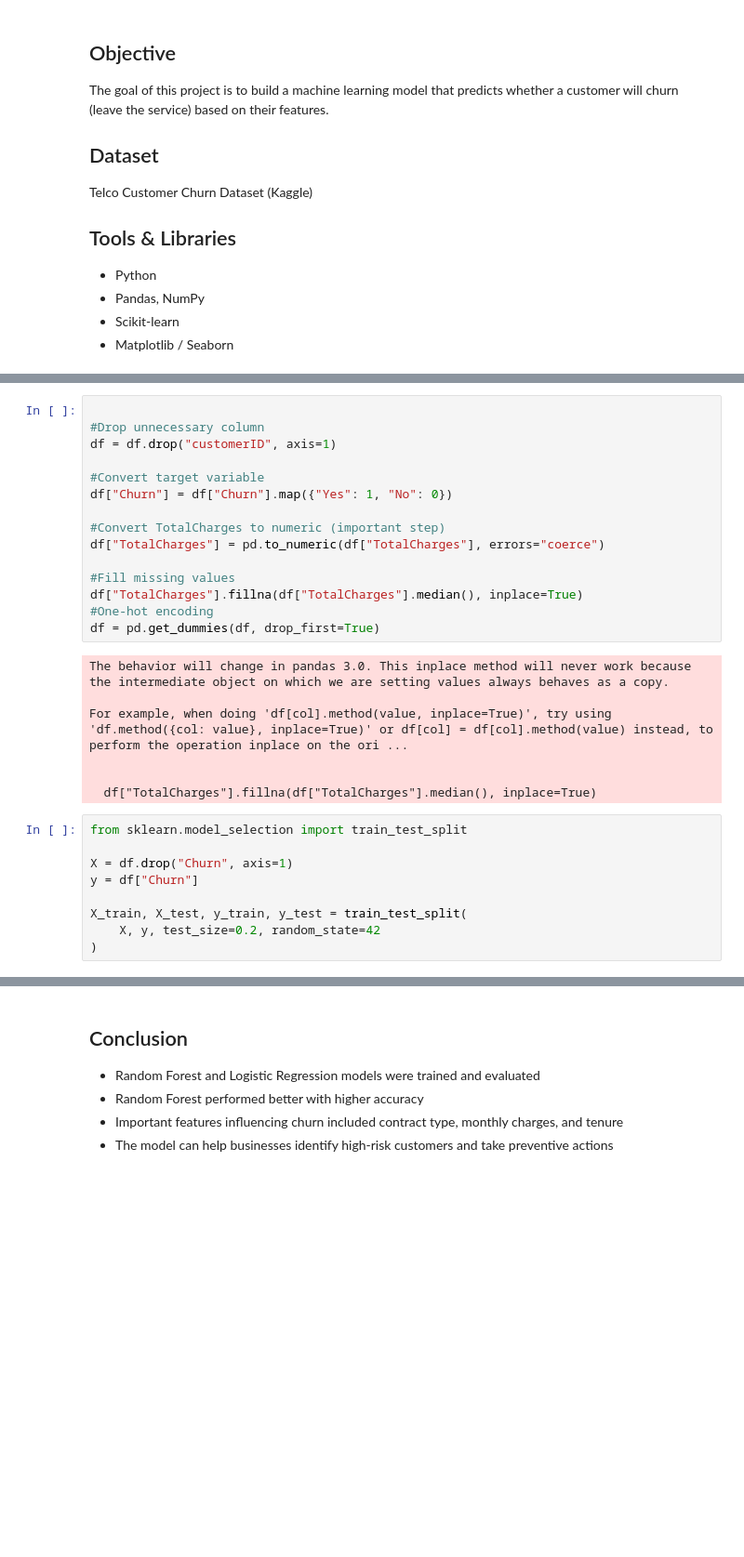
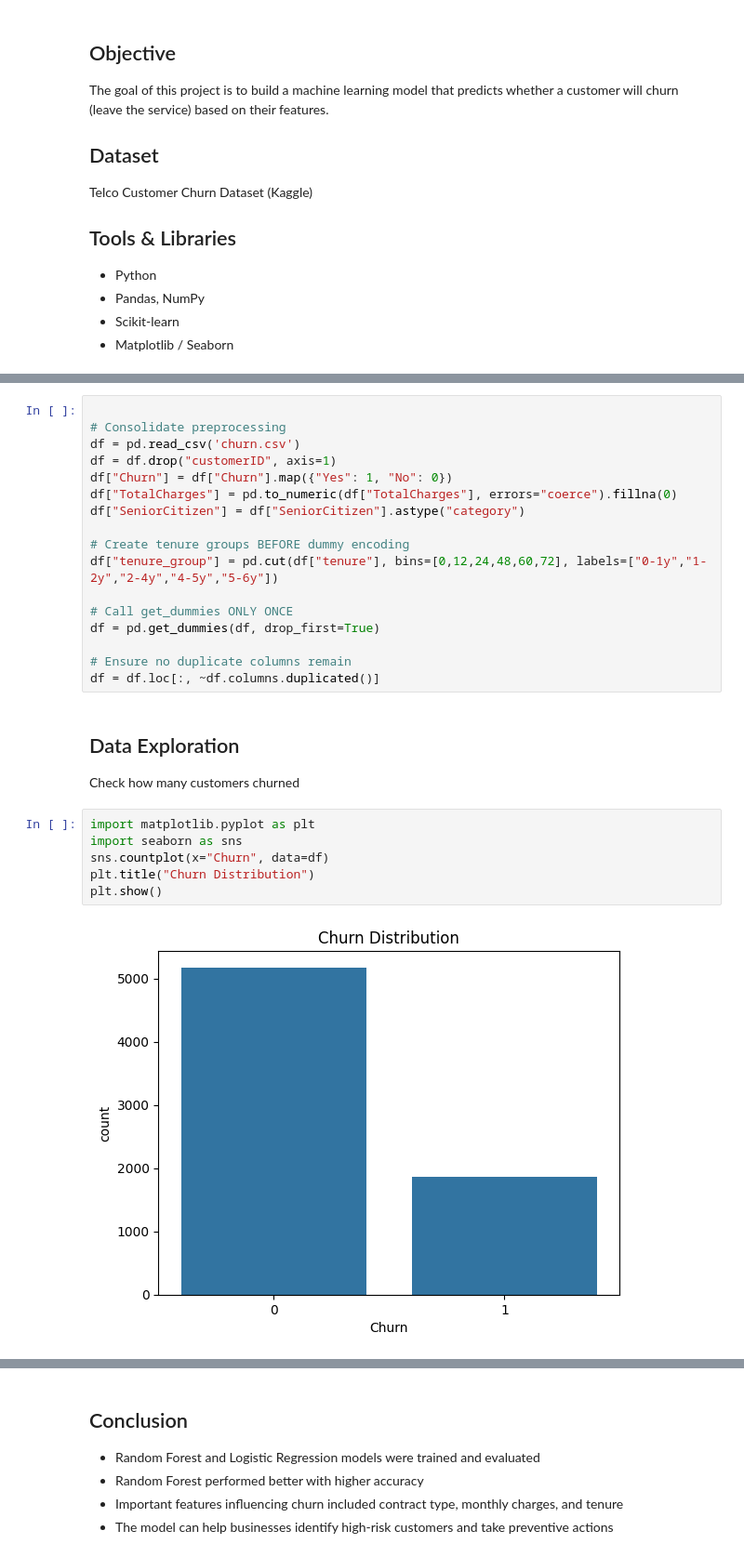
Before and after one commit to ezzatowski/churn-prediction, a Jupyter notebook: Telco Customer Notebook.ipynb, the cells around one changed output, grey strips where cells are left out. Shown at 93% size. Drawn from its saved outputs; the diff is of its cells as text; blank space fills up the shorter version.

Commit message:
Updated model, improved README, added visualizations

```diff
--- a/Telco Customer Notebook.ipynb
+++ b/Telco Customer Notebook.ipynb
@@ -39,31 +71,29 @@ None
 # %%
 
-#Drop unnecessary column
+# Consolidate preprocessing
+df = pd.read_csv('churn.csv')
 df = df.drop("customerID", axis=1)
+df["Churn"] = df["Churn"].map({"Yes": 1, "No": 0})
+df["TotalCharges"] = pd.to_numeric(df["TotalCharges"], errors="coerce").fillna(0)
+df["SeniorCitizen"] = df["SeniorCitizen"].astype("category")
 
-#Convert target variable
-df["Churn"] = df["Churn"].map({"Yes": 1, "No": 0})
+# Create tenure groups BEFORE dummy encoding
+df["tenure_group"] = pd.cut(df["tenure"], bins=[0,12,24,48,60,72], labels=["0-1y","1-2y","2-4y","4-5y","5-6y"])
 
-#Convert TotalCharges to numeric (important step)
-df["TotalCharges"] = pd.to_numeric(df["TotalCharges"], errors="coerce")
+# Call get_dummies ONLY ONCE
+df = pd.get_dummies(df, drop_first=True)
 
-#Fill missing values
-df["TotalCharges"].fillna(df["TotalCharges"].median(), inplace=True)
-#One-hot encoding
-df = pd.get_dummies(df, drop_first=True)
+# Ensure no duplicate columns remain
+df = df.loc[:, ~df.columns.duplicated()]
-# %% [output]
-The behavior will change in pandas 3.0. This inplace method will never work because the intermediate object on which we are setting values always behaves as a copy.
-
-For example, when doing 'df[col].method(value, inplace=True)', try using 'df.method({col: value}, inplace=True)' or df[col] = df[col].method(value) instead, to perform the operation inplace on the ori ...
-
-
-  df["TotalCharges"].fillna(df["TotalCharges"].median(), inplace=True)
-# %%
-from sklearn.model_selection import train_test_split
-
-X = df.drop("Churn", axis=1)
-y = df["Churn"]
-
-X_train, X_test, y_train, y_test = train_test_split(
-    X, y, test_size=0.2, random_state=42
-)
+# %% [markdown]
+## Data Exploration
+
+Check how many customers churned
+# %%
+import matplotlib.pyplot as plt
+import seaborn as sns
+sns.countplot(x="Churn", data=df)
+plt.title("Churn Distribution")
+plt.show()
+# %% [output]
+[figure, added]
```
Also changed, not shown: parts of 42 cells of this notebook, 1 other file.
